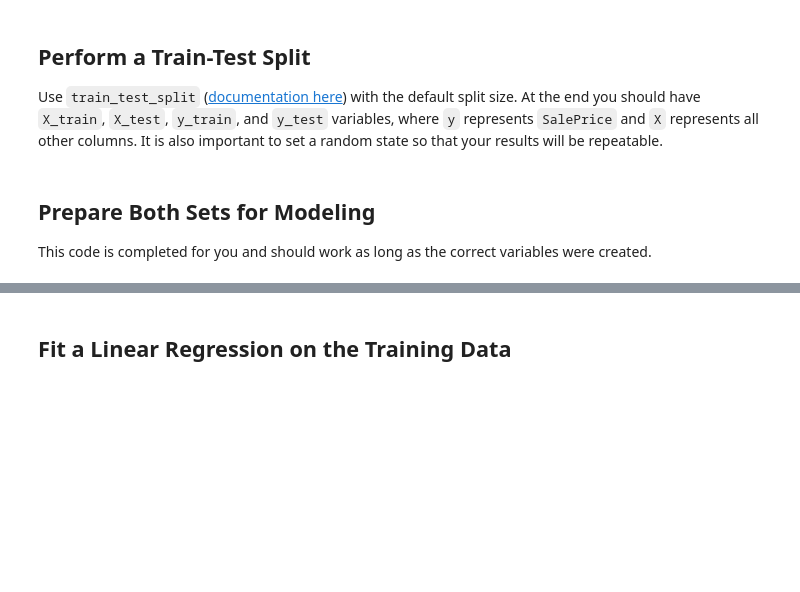
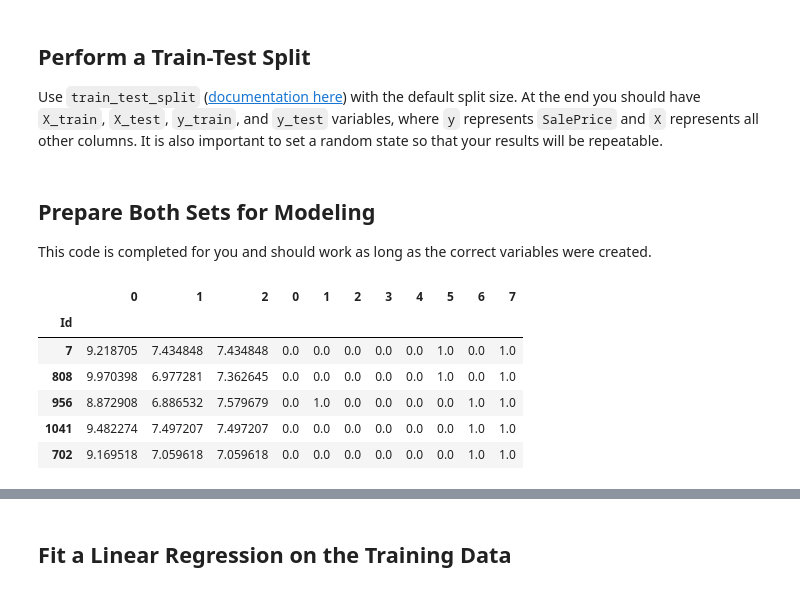
Before and after one commit to engige/dsc-regression-model-validation-lab, a Jupyter notebook: index.ipynb, the cells around one changed output, grey strips where cells are left out. Saved outputs shown, nothing was run; the diff lists cells and outputs as text; code cells hidden in the pictures; blank space fills up the shorter version.

```diff
--- a/index.ipynb
+++ b/index.ipynb
@@ -79,3 +79,13 @@ X_test = pd.concat([
     pd.DataFrame(log_transformer.transform(X_test[continuous]), index=X_test.index),
     pd.DataFrame(ohe.transform(X_test[categoricals]), index=X_test.index)
 ], axis=1)
+# %%
+X_train.head()
+# %% [output]
+|  | 0 | 1 | 2 | 0 | 1 | 2 | 3 | 4 | 5 | 6 | 7 |
+| Id |  |  |  |  |  |  |  |  |  |  |  |
+| 7 | 9.218705 | 7.434848 | 7.434848 | 0.0 | 0.0 | 0.0 | 0.0 | 0.0 | 1.0 | 0.0 | 1.0 |
+| 808 | 9.970398 | 6.977281 | 7.362645 | 0.0 | 0.0 | 0.0 | 0.0 | 0.0 | 1.0 | 0.0 | 1.0 |
+| 956 | 8.872908 | 6.886532 | 7.579679 | 0.0 | 1.0 | 0.0 | 0.0 | 0.0 | 0.0 | 1.0 | 1.0 |
+| 1041 | 9.482274 | 7.497207 | 7.497207 | 0.0 | 0.0 | 0.0 | 0.0 | 0.0 | 0.0 | 1.0 | 1.0 |
+| 702 | 9.169518 | 7.059618 | 7.059618 | 0.0 | 0.0 | 0.0 | 0.0 | 0.0 | 0.0 | 1.0 | 1.0 |
```
Also changed, not shown: parts of 1 cell of this notebook.
